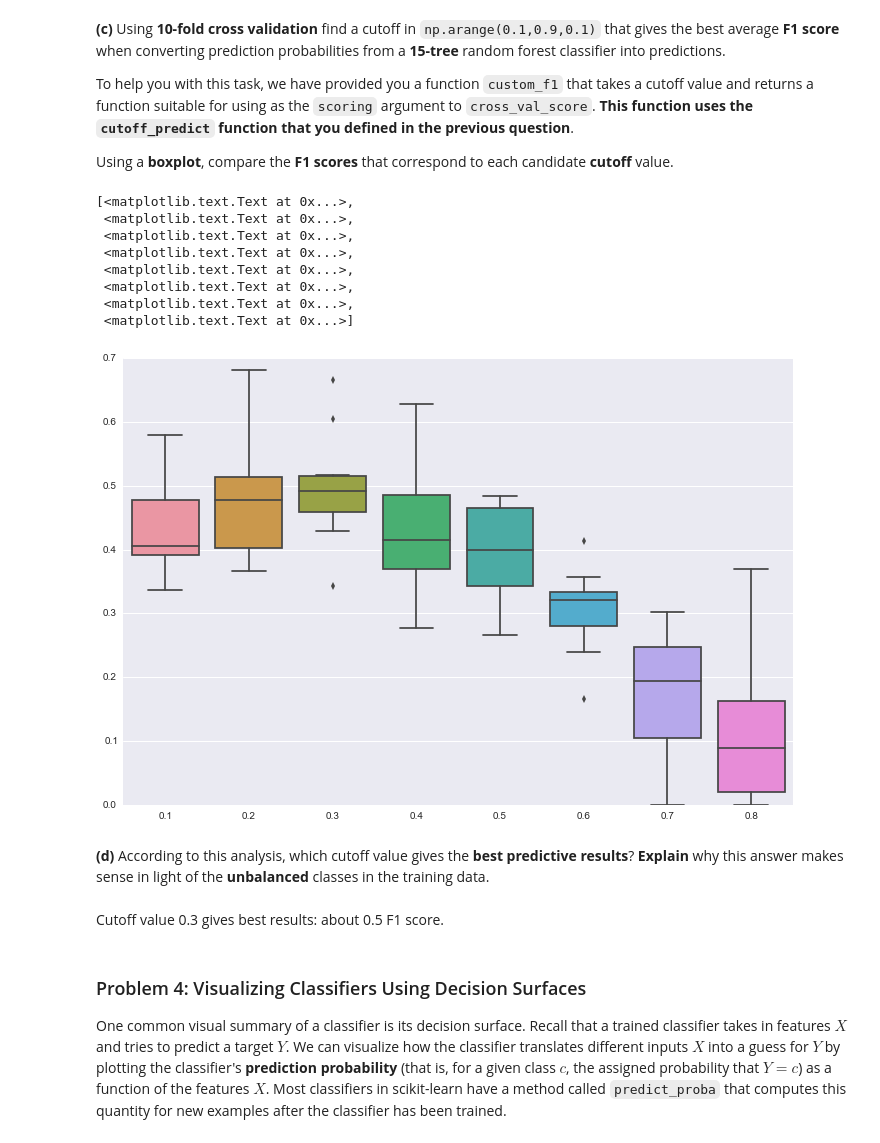
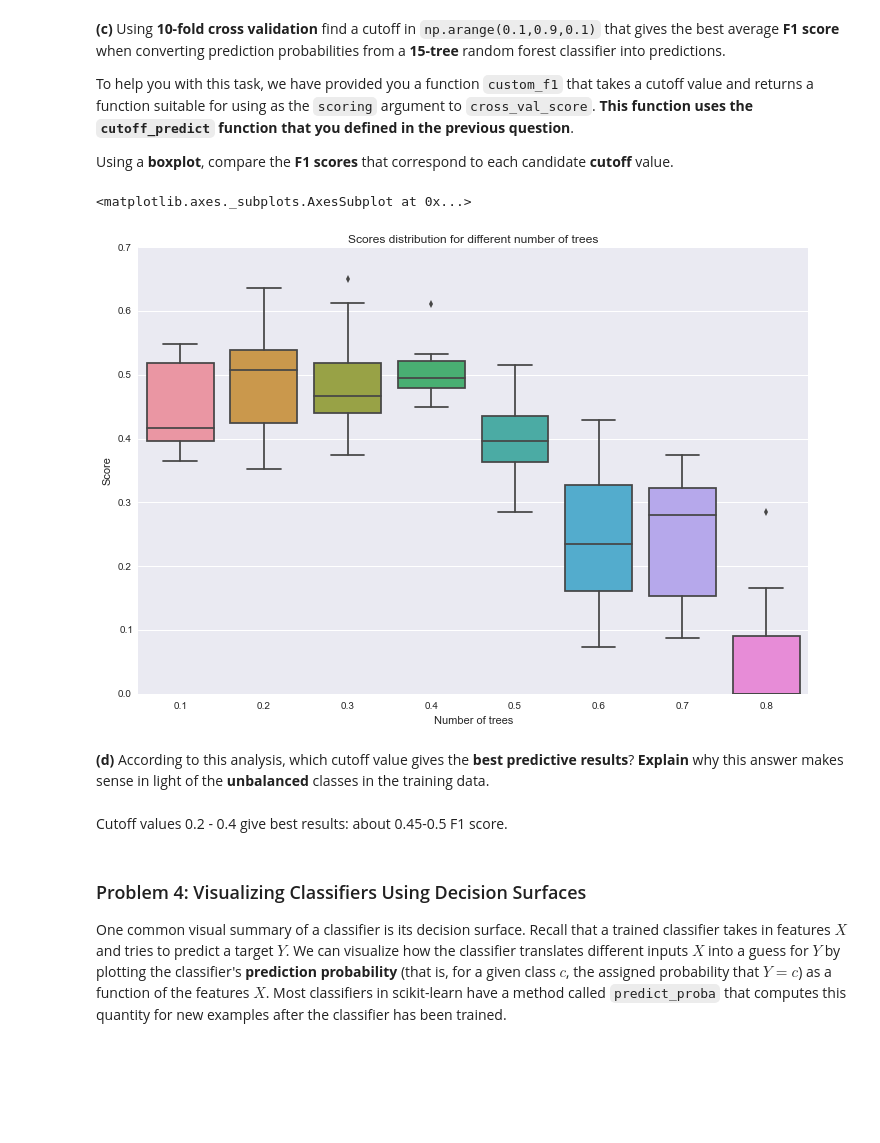
Before and after one commit to kanstantsin/cs109-2014, a Jupyter notebook: homework/HW5.ipynb, the cells around one changed output. Cells and saved outputs as stored; diff of their text form; code cells hidden in the pictures; blank space fills up the shorter version.

```diff
--- a/homework/HW5.ipynb
+++ b/homework/HW5.ipynb
@@ -115,15 +128,10 @@ MAX_TREES = 40
 N_FOLDS = 10
 
 def get_cv_score(score_func=None):
-    scores = np.ndarray((MAX_TREES - 1, N_FOLDS))
+    scores = np.ndarray((MAX_TREES, N_FOLDS))
 
-    for n_trees in range(1, MAX_TREES):
+    for n_trees in range(1, MAX_TREES + 1):
         clf = RandomForestClassifier(n_estimators=n_trees)
         scores[n_trees-1] = cross_val_score(clf, X, Y, cv=N_FOLDS, scoring=score_func)
 
     return scores
-# %%
-plt.figure(figsize=(12,8))
-
-scores = get_cv_score()
-ax = sns.boxplot(data=scores.T, orient='v')
@@ -131,0 +140,11 @@ ax = sns.boxplot(data=scores.T, orient='v')
+# %%
+def plot_scores(scores, xtick_labels = np.arange(1, scores.shape[0] + 1)):
+    plt.figure(figsize=(12,8))
+    ax = sns.boxplot(data=scores, orient='v')
+    ax.set_title('Scores distribution for different number of trees')
+    ax.set_xlabel('Number of trees')
+    ax.set_ylabel('Score')
+    ax.set_xticklabels(xtick_labels)
+    return ax
+
+plot_scores(scores.T)
@@ -263,21 +284,12 @@ for i in range(n_cutoff_values):
 # %%
-plt.figure(figsize=(12,8))
-ax = sns.boxplot(data=cutoff_scores.T)
-ax.set_xticklabels(map(lambda v: np.round(v, 1), cutoff_values))
+plot_scores(cutoff_scores.T, xtick_labels=map(lambda v: np.round(v, 1), cutoff_values))
 # %% [output]
-[<matplotlib.text.Text at 0x...>,
- <matplotlib.text.Text at 0x...>,
- <matplotlib.text.Text at 0x...>,
- <matplotlib.text.Text at 0x...>,
- <matplotlib.text.Text at 0x...>,
- <matplotlib.text.Text at 0x...>,
- <matplotlib.text.Text at 0x...>,
- <matplotlib.text.Text at 0x...>]
+<matplotlib.axes._subplots.AxesSubplot at 0x...>
-[figure, old version]
+[figure, new version]
 # %% [markdown]
 **(d)** According to this analysis, which cutoff value gives the **best predictive results**? **Explain** why this answer makes sense in light of the **unbalanced** classes in the training data.
 # %% [markdown]
-Cutoff value 0.3 gives best results: about 0.5 F1 score.
+Cutoff values 0.2 - 0.4 give best results: about 0.45-0.5 F1 score.
 # %% [markdown]
 ### Problem 4: Visualizing Classifiers Using Decision Surfaces
 
```
Also changed, not shown: parts of 18 cells of this notebook.
